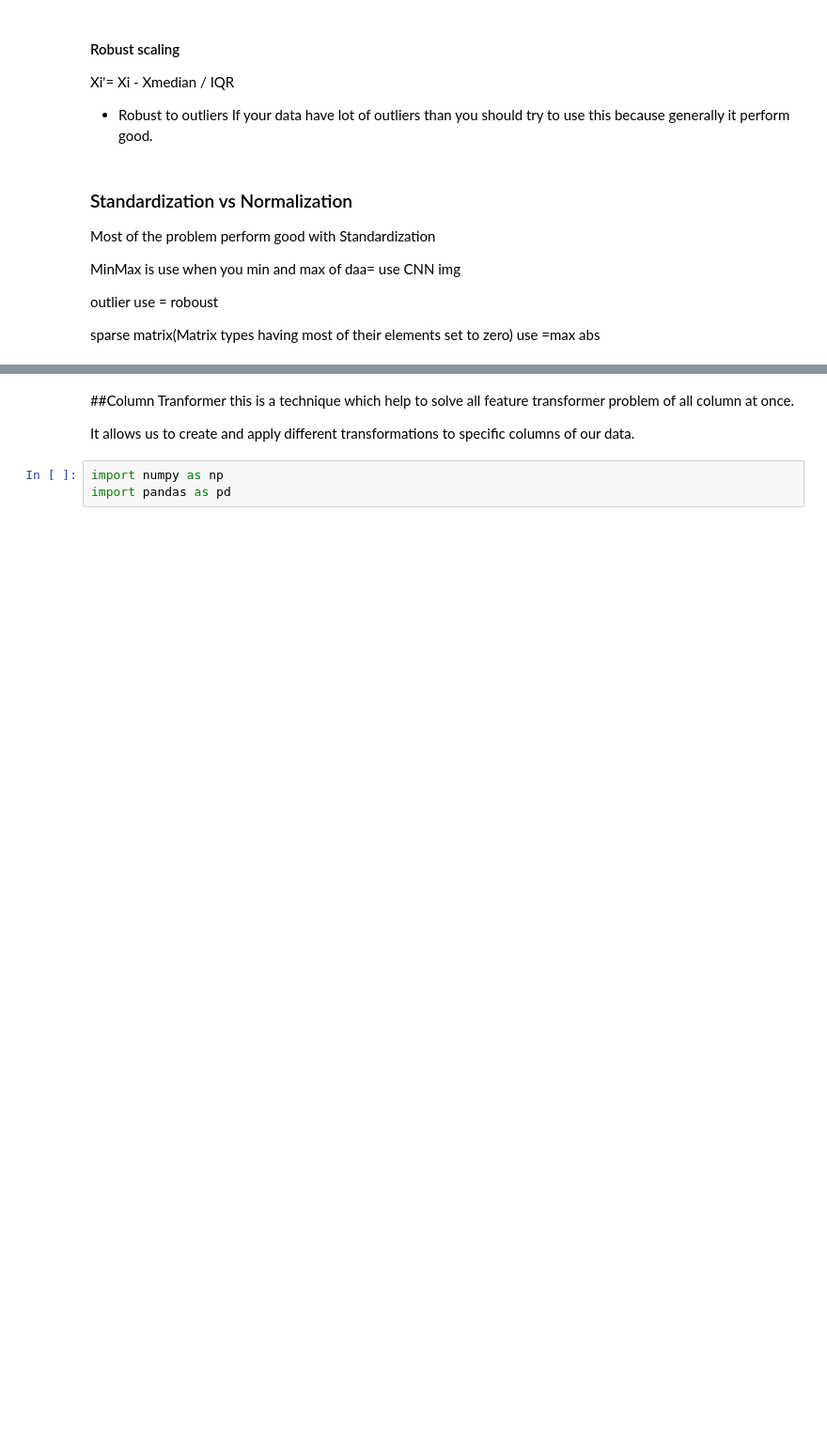
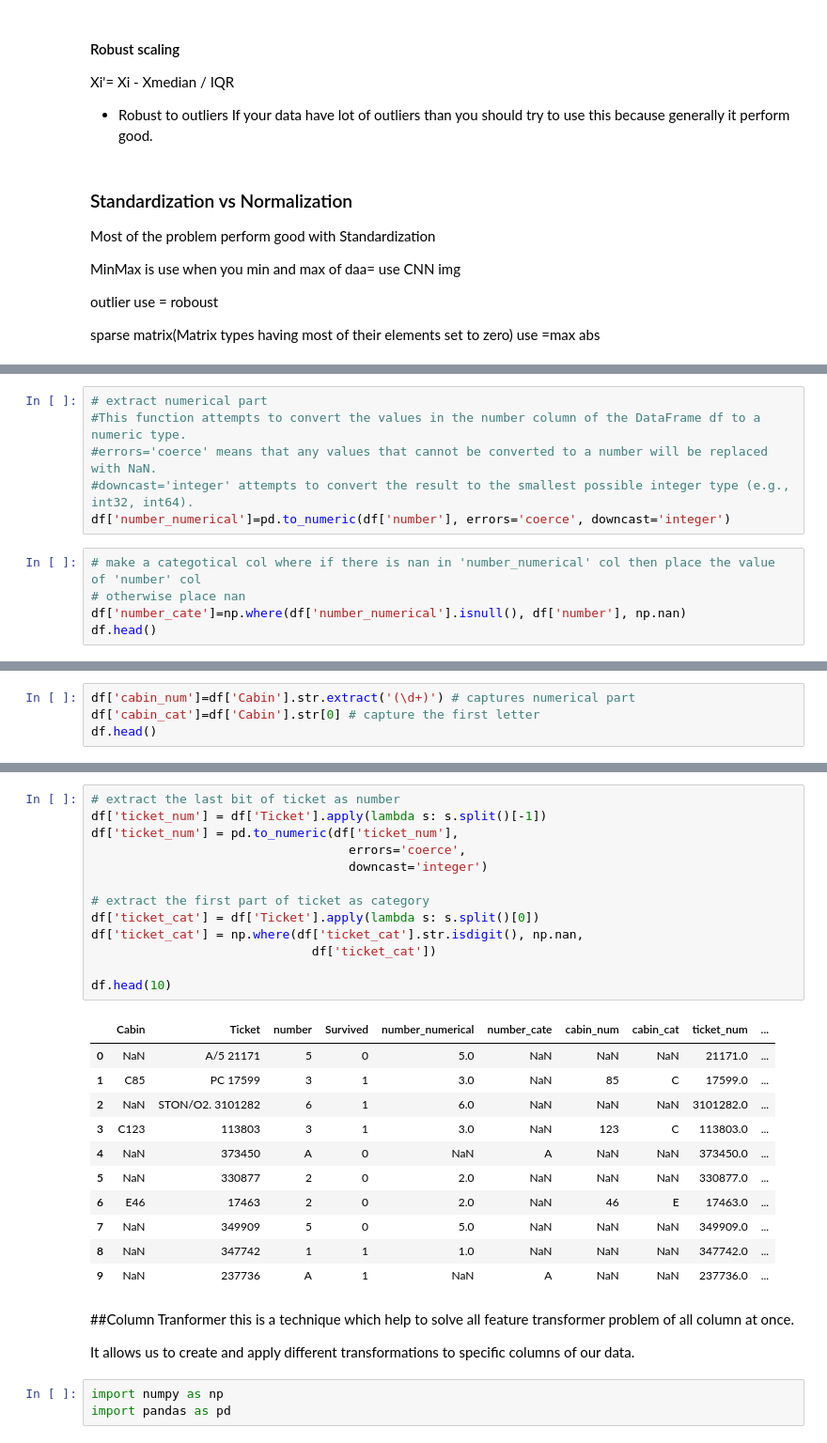
Before and after one commit to Avit-hodibu/feature_engineering, a Jupyter notebook: Feature_Engineering.ipynb, the cells around one changed output, grey strips where cells are left out. Shown at 94% size. Cells and saved outputs as stored; diff of their text form; blank space fills up the shorter version.

```diff
--- a/Feature_Engineering.ipynb
+++ b/Feature_Engineering.ipynb
@@ -703,0 +731,11 @@ sparse matrix(Matrix types having most of their elements set to zero) use =max a
+# %%
+# extract numerical part
+#This function attempts to convert the values in the number column of the DataFrame df to a numeric type.
+#errors='coerce' means that any values that cannot be converted to a number will be replaced with NaN.
+#downcast='integer' attempts to convert the result to the smallest possible integer type (e.g., int32, int64).
+df['number_numerical']=pd.to_numeric(df['number'], errors='coerce', downcast='integer')
+# %%
+# make a categotical col where if there is nan in 'number_numerical' col then place the value of 'number' col
+# otherwise place nan
+df['number_cate']=np.where(df['number_numerical'].isnull(), df['number'], np.nan)
+df.head()
@@ -703,0 +771,4 @@ sparse matrix(Matrix types having most of their elements set to zero) use =max a
+# %%
+df['cabin_num']=df['Cabin'].str.extract('(\d+)') # captures numerical part
+df['cabin_cat']=df['Cabin'].str[0] # capture the first letter
+df.head()
@@ -704,3 +782,28 @@ sparse matrix(Matrix types having most of their elements set to zero) use =max a
+# %%
+# extract the last bit of ticket as number
+df['ticket_num'] = df['Ticket'].apply(lambda s: s.split()[-1])
+df['ticket_num'] = pd.to_numeric(df['ticket_num'],
+                                   errors='coerce',
+                                   downcast='integer')
+
+# extract the first part of ticket as category
+df['ticket_cat'] = df['Ticket'].apply(lambda s: s.split()[0])
+df['ticket_cat'] = np.where(df['ticket_cat'].str.isdigit(), np.nan,
+                              df['ticket_cat'])
+
+df.head(10)
+# %% [output]
+|  | Cabin | Ticket | number | Survived | number_numerical | number_cate | cabin_num | cabin_cat | ticket_num | ... |
+| 0 | NaN | A/5 21171 | 5 | 0 | 5.0 | NaN | NaN | NaN | 21171.0 | ... |
+| 1 | C85 | PC 17599 | 3 | 1 | 3.0 | NaN | 85 | C | 17599.0 | ... |
+| 2 | NaN | STON/O2. 3101282 | 6 | 1 | 6.0 | NaN | NaN | NaN | 3101282.0 | ... |
+| 3 | C123 | 113803 | 3 | 1 | 3.0 | NaN | 123 | C | 113803.0 | ... |
+| 4 | NaN | 373450 | A | 0 | NaN | A | NaN | NaN | 373450.0 | ... |
+| 5 | NaN | 330877 | 2 | 0 | 2.0 | NaN | NaN | NaN | 330877.0 | ... |
+| 6 | E46 | 17463 | 2 | 0 | 2.0 | NaN | 46 | E | 17463.0 | ... |
+| 7 | NaN | 349909 | 5 | 0 | 5.0 | NaN | NaN | NaN | 349909.0 | ... |
+| 8 | NaN | 347742 | 1 | 1 | 1.0 | NaN | NaN | NaN | 347742.0 | ... |
+| 9 | NaN | 237736 | A | 1 | NaN | A | NaN | NaN | 237736.0 | ... |
 # %% [markdown]
 ##Column Tranformer
 this is a technique which help to solve all feature transformer problem of all column at once.
```
Also changed, not shown: parts of 7 cells of this notebook.
